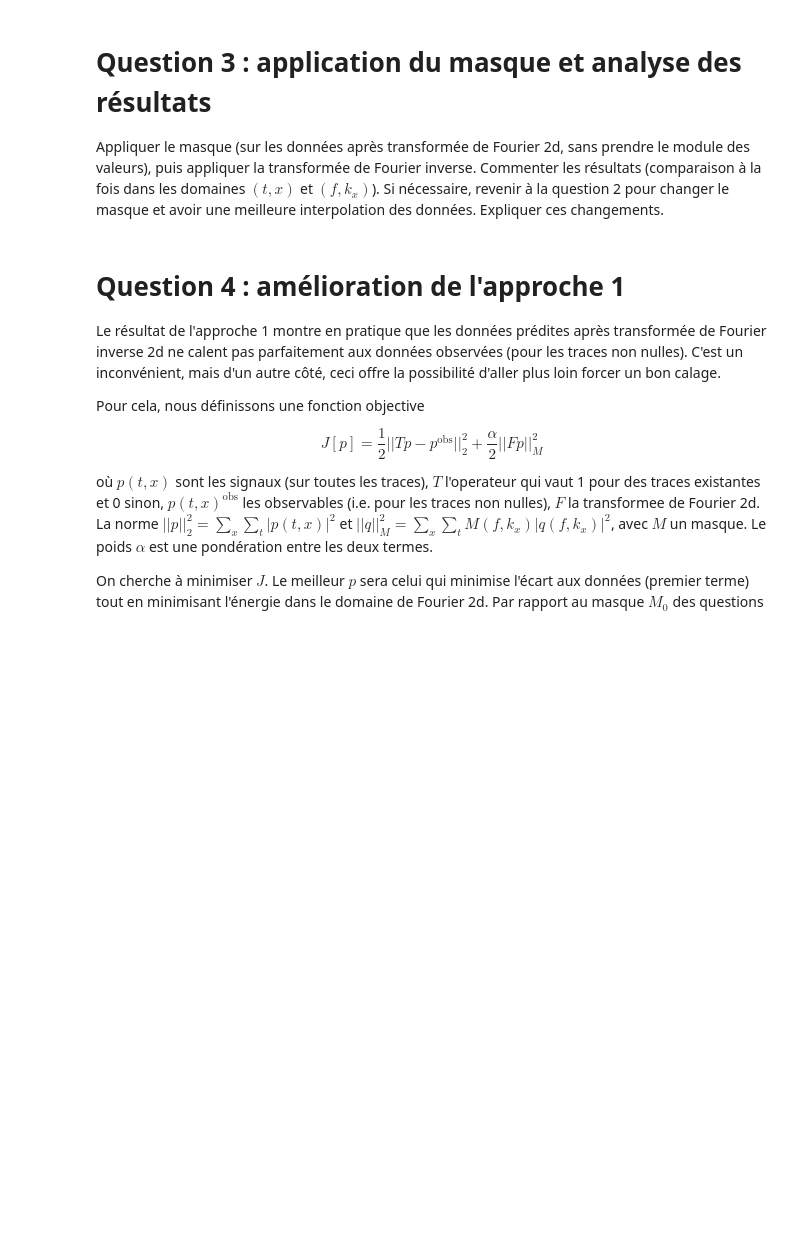
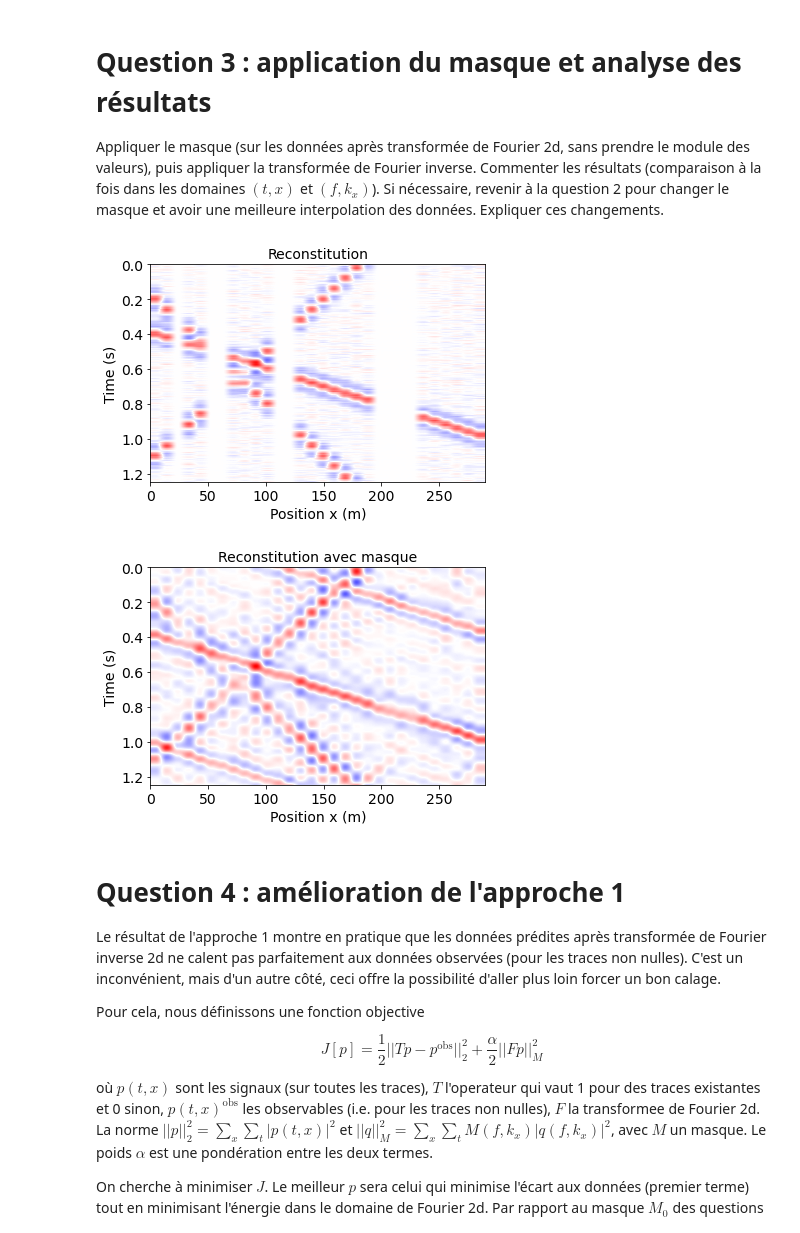
Before and after one commit to LouisJustinTALLOT/projet-traitement_du_signal-bellon-tallot, a Jupyter notebook: projet_signal_Judith.ipynb, the cells around one changed output. Cells and saved outputs as stored; diff of their text form; code cells hidden in the pictures; blank space fills up the shorter version.

Commit message:
on déshift avant ifft + début 4 (marche pas encore)

```diff
--- a/projet_signal_Judith.ipynb
+++ b/projet_signal_Judith.ipynb
@@ -198,43 +216,47 @@ for i in range(nb_peaks):
 # %%
 masque = np.zeros(np.shape(tf))
 for i in range(nb_peaks):
-    pente = t_pentes[peaks[i]]
-    # print(pente)
-    f, k_x = int(15*pente + 200), 0
-    while k_x < 30:
-        masque[f, k_x] = 1
-        k_x += 1
-        f = int(-pente*k_x+15*pente+200)
+    for k in range(-2, 3):
+        pente = t_pentes[peaks[i]+k]
+        # print(pente)
+        f, k_x = int(15*pente + 200), 0
+        while k_x < 30:
+            masque[f, k_x] = 1
+            k_x += 1
+            f = int(-pente*k_x+15*pente+200)
 # %% [markdown]
 # Question 3 : application du masque et analyse des résultats
 Appliquer le masque (sur les données après transformée de Fourier 2d, sans prendre le module des valeurs), puis appliquer la transformée de Fourier inverse. Commenter les résultats (comparaison à la fois dans les domaines $(t,x)$ et $(f,k_x)$). Si nécessaire, revenir à la question 2 pour changer le masque et avoir une meilleure interpolation des données. Expliquer ces changements.
 # %%
-reconstitué = np.fft.ifft2(tf)
+reconstitué = np.fft.ifft2(np.fft.ifftshift(tf))
 
-vmax = np.max(np.abs(reconstitué))
+vmax = np.max(np.real(reconstitué))
 fig = plt.figure()
 av = plt.subplot(111)
-plt.imshow(np.abs(reconstitué), extent=[ax[0],ax[-1],at[-1],at[0]], aspect='auto')
+plt.imshow(np.real(reconstitué), extent=[ax[0],ax[-1],at[-1],at[0]], aspect='auto')
 plt.title('Reconstitution', fontsize=labelsize)
 av.set_ylabel("Time (s)", fontsize=labelsize)
 av.set_xlabel("Position x (m)", fontsize=labelsize)
 av.tick_params(axis='both', which='major', labelsize=labelsize)
 plt.clim([-vmax,vmax])
 plt.set_cmap('bwr')
 
 tf_masquée = tf*masque
-reconstitué_masquée = np.fft.ifft2(tf_masquée)
+reconstitué_masquée = np.fft.ifft2(np.fft.ifftshift(tf_masquée))
 
-vmax = np.max(np.abs(reconstitué_masquée))
+vmax = np.max(np.real(reconstitué_masquée))
 fig = plt.figure()
 av = plt.subplot(111)
-plt.imshow(np.abs(reconstitué_masquée), extent=[ax[0],ax[-1],at[-1],at[0]], aspect='auto')
+plt.imshow(np.real(reconstitué_masquée), extent=[ax[0],ax[-1],at[-1],at[0]], aspect='auto')
 plt.title('Reconstitution avec masque', fontsize=labelsize)
 av.set_ylabel("Time (s)", fontsize=labelsize)
 av.set_xlabel("Position x (m)", fontsize=labelsize)
 av.tick_params(axis='both', which='major', labelsize=labelsize)
 plt.clim([-vmax,vmax])
 plt.set_cmap('bwr')
+# %% [output]
+[figure, added]
+[figure, added]
 # %% [markdown]
 # Question 4 : amélioration de l'approche 1
 Le résultat de l'approche 1 montre en pratique que les données prédites après transformée de Fourier inverse 2d ne calent pas parfaitement aux données observées (pour les traces non nulles). C'est un inconvénient, mais d'un autre côté, ceci offre la possibilité d'aller plus loin forcer un bon calage.
```
Also changed, not shown: parts of 8 cells of this notebook.
